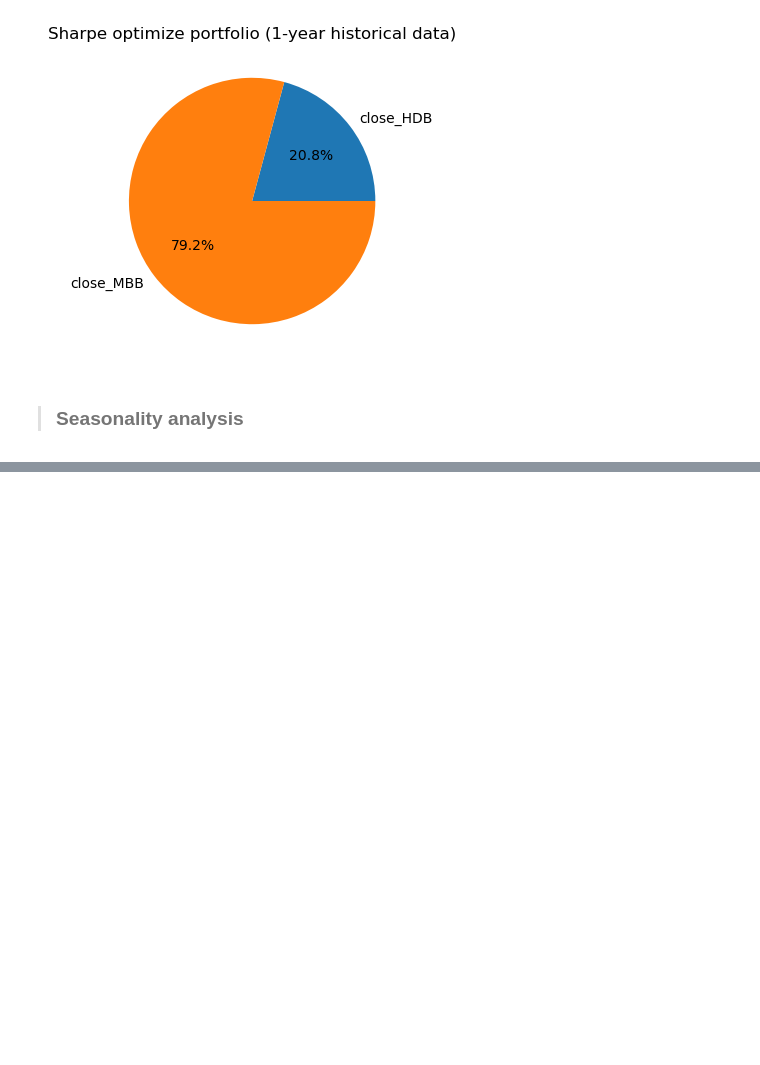
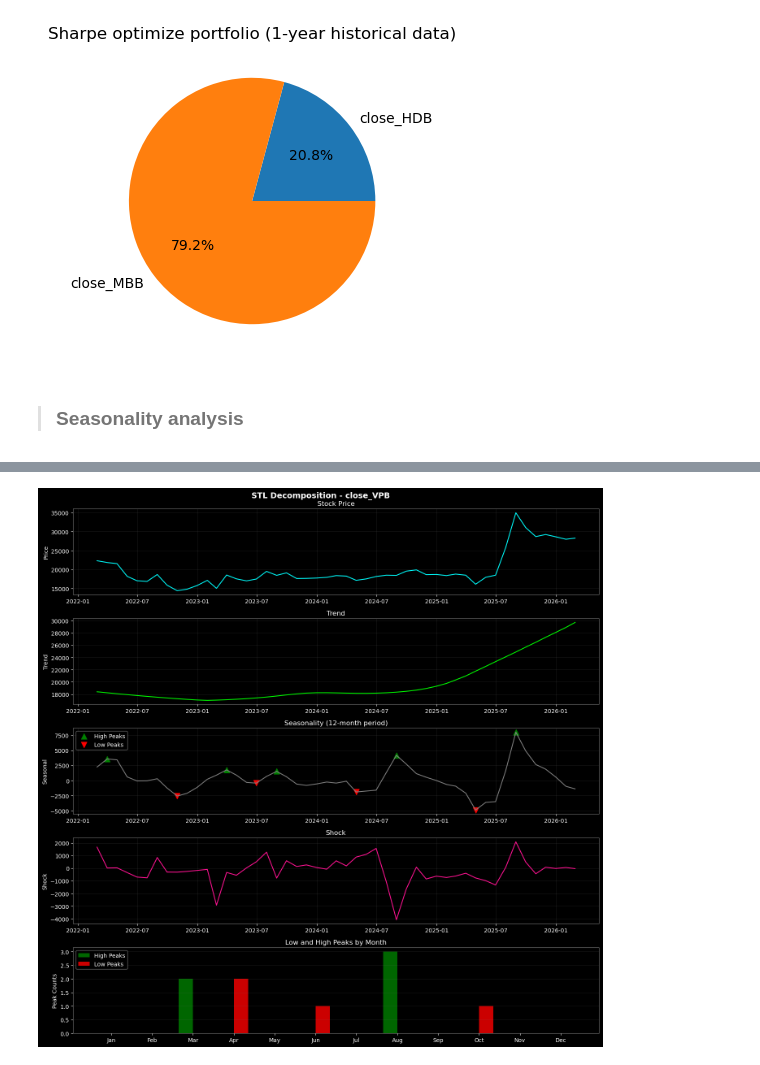
Before and after one commit to HannaNguyen12/vietnamese_bank_stock_portfolio_optimization, a Jupyter notebook: portfolio_optimization.ipynb, the cells around one changed output, grey strips where cells are left out. Cells and saved outputs as stored; diff of their text form; code cells hidden in the pictures; blank space fills up the shorter version.

```diff
--- a/portfolio_optimization.ipynb
+++ b/portfolio_optimization.ipynb
@@ -284,0 +305,4 @@ analyze_seasonality(df, 'close_TCB')
+# %%
+analyze_seasonality(df, 'close_VPB')
+# %% [output]
+[figure, added]
```
Also changed, not shown: parts of 7 cells of this notebook, 2 other files.
